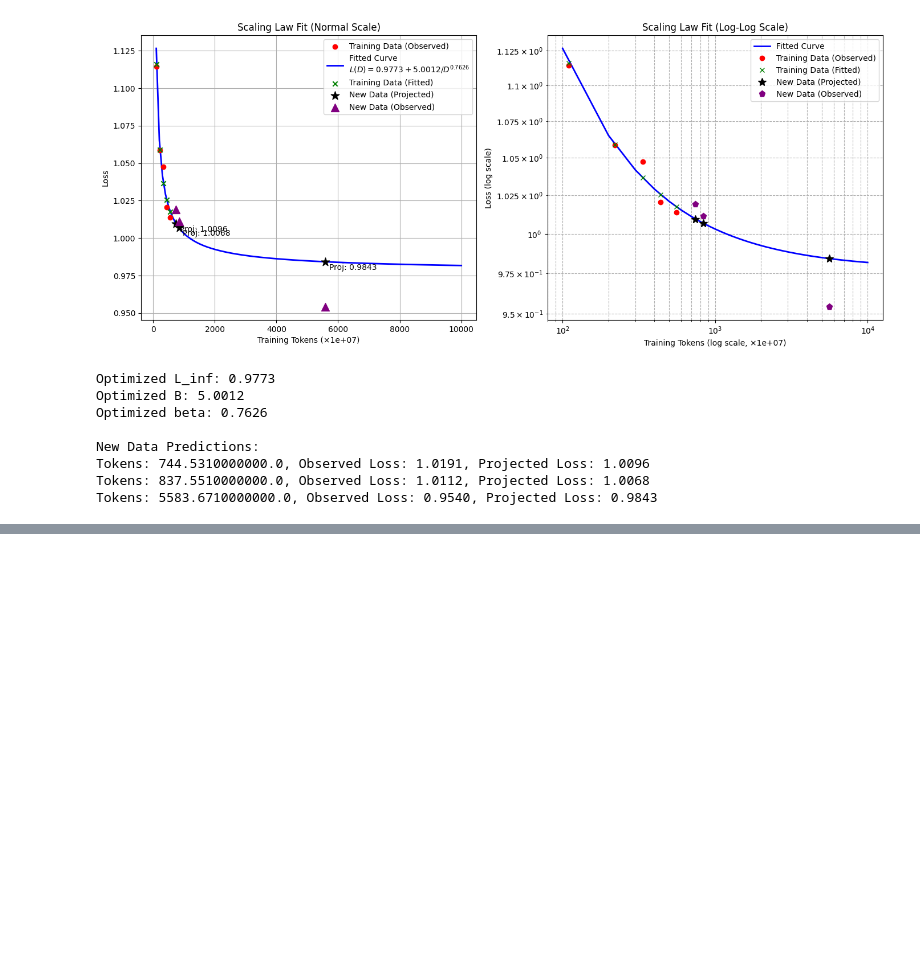
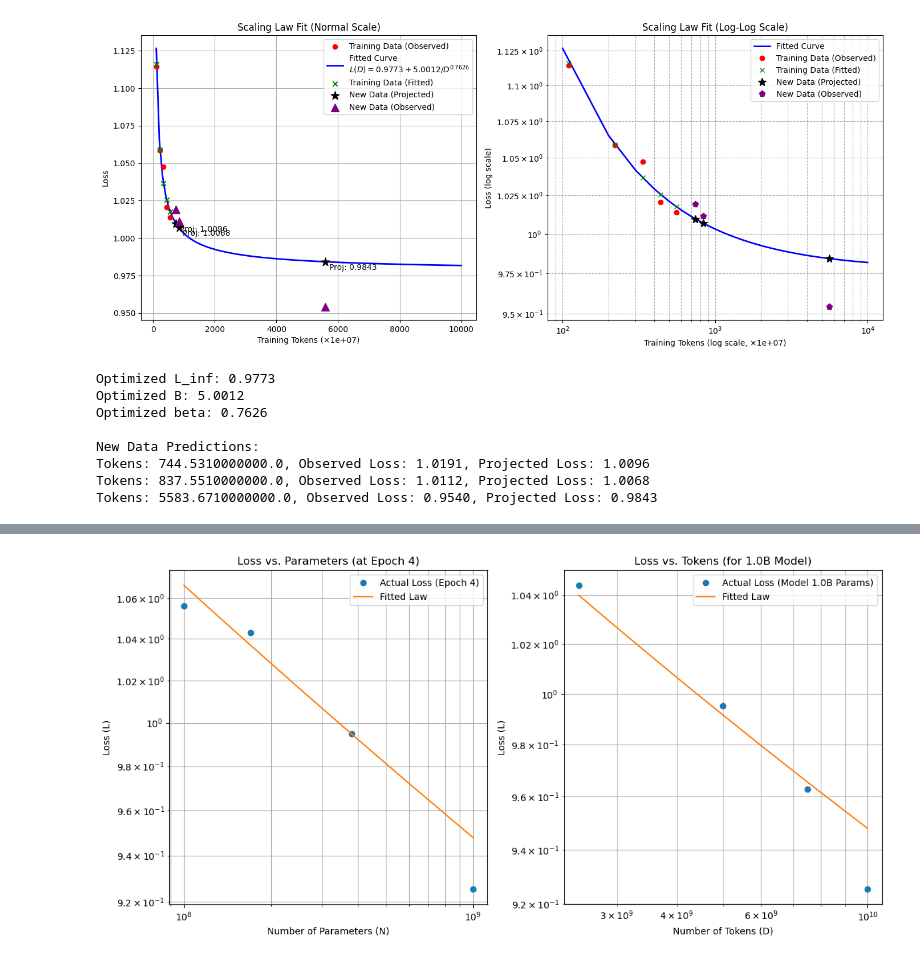
Before and after one commit to YerevaNN/3DMolGen, a Jupyter notebook: molgen3D/notebooks/scaling_laws.ipynb, the cells around one changed output, grey strips where cells are left out. Drawn from its saved outputs; the diff is of its cells as text; code cells hidden in the pictures; blank space fills up the shorter version.

```diff
--- a/molgen3D/notebooks/scaling_laws.ipynb
+++ b/molgen3D/notebooks/scaling_laws.ipynb
@@ -165,0 +333,57 @@ preds = np.array([(7.445e9, 0.9588), (11.167e9, 0.9306), (5583.667e9,None)])
+# %%
+# --- 5. Visualization (Optional, but Recommended for understanding) ---
+
+# Plot Loss vs. Parameters (holding tokens constant, e.g., at epoch 4)
+plt.figure(figsize=(12, 6))
+
+epoch_to_plot = 4 # Plotting based on data from the final epoch
+
+# Filter data for the chosen epoch
+params_for_plot = params
+losses_for_plot = np.array([losses[i][epoch_to_plot-1] for i in range(len(params))])
+tokens_for_plot = np.array([tokens_per_epoch * epoch_to_plot] * len(params))
+
+
+plt.subplot(1, 2, 1) # 1 row, 2 columns, first plot
+plt.loglog(params_for_plot, losses_for_plot, 'o', label=f'Actual Loss (Epoch {epoch_to_plot})')
+if 'popt' in locals():
+    # Generate predicted values for plotting the fit
+    N_pred = np.logspace(np.log10(params.min()), np.log10(params.max()), 100)
+    D_pred_fixed = np.array([tokens_per_epoch * epoch_to_plot] * len(N_pred))
+    L_pred = scaling_law_func((N_pred, D_pred_fixed), *popt)
+    plt.loglog(N_pred, L_pred, '-', label='Fitted Law')
+
+plt.title(f'Loss vs. Parameters (at Epoch {epoch_to_plot})')
+plt.xlabel('Number of Parameters (N)')
+plt.ylabel('Loss (L)')
+plt.grid(True, which="both", ls="-")
+plt.legend()
+
+
+# Plot Loss vs. Tokens (for a specific model size)
+plt.subplot(1, 2, 2) # 1 row, 2 columns, second plot
+
+model_index_to_plot = 3 # Plotting for the largest model size (params[3] = 1e9)
+specific_params_val = params[model_index_to_plot]
+
+tokens_seen_model = np.array([tokens_per_epoch * epoch for epoch in range(1, 5)])
+losses_model = losses[model_index_to_plot]
+
+plt.loglog(tokens_seen_model, losses_model, 'o', label=f'Actual Loss (Model {specific_params_val/1e9:.1f}B Params)')
+if 'popt' in locals():
+    # Generate predicted values for plotting the fit
+    D_pred = np.logspace(np.log10(tokens_seen_model.min()), np.log10(tokens_seen_model.max()), 100)
+    N_pred_fixed = np.array([specific_params_val] * len(D_pred))
+    L_pred = scaling_law_func((N_pred_fixed, D_pred), *popt)
+    plt.loglog(D_pred, L_pred, '-', label='Fitted Law')
+
+plt.title(f'Loss vs. Tokens (for {specific_params_val/1e9:.1f}B Model)')
+plt.xlabel('Number of Tokens (D)')
+plt.ylabel('Loss (L)')
+plt.grid(True, which="both", ls="-")
+plt.legend()
+
+plt.tight_layout()
+plt.show()
+# %% [output]
+[figure, added]
```
Also changed, not shown: parts of 12 cells of this notebook, 2 other files.
